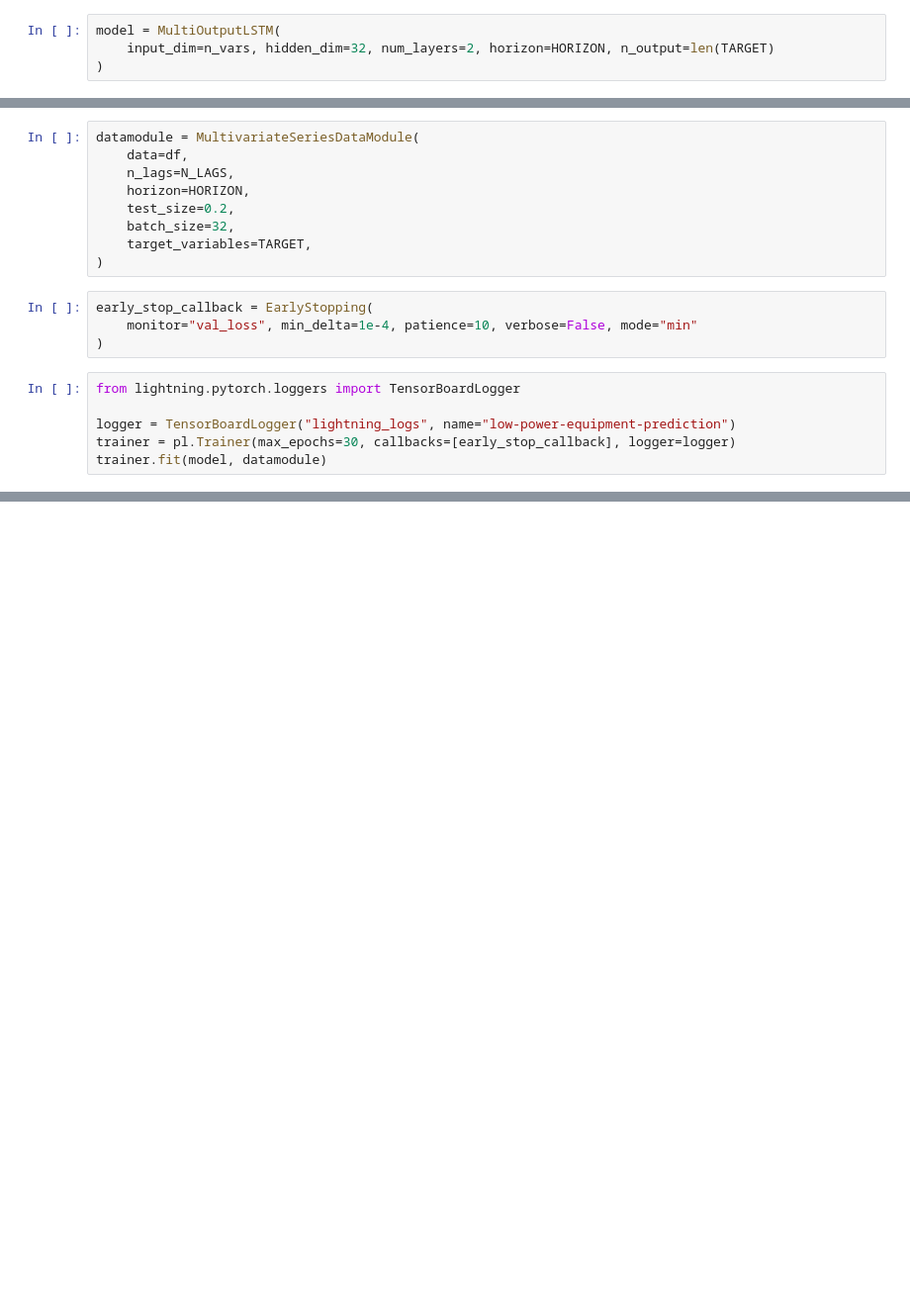
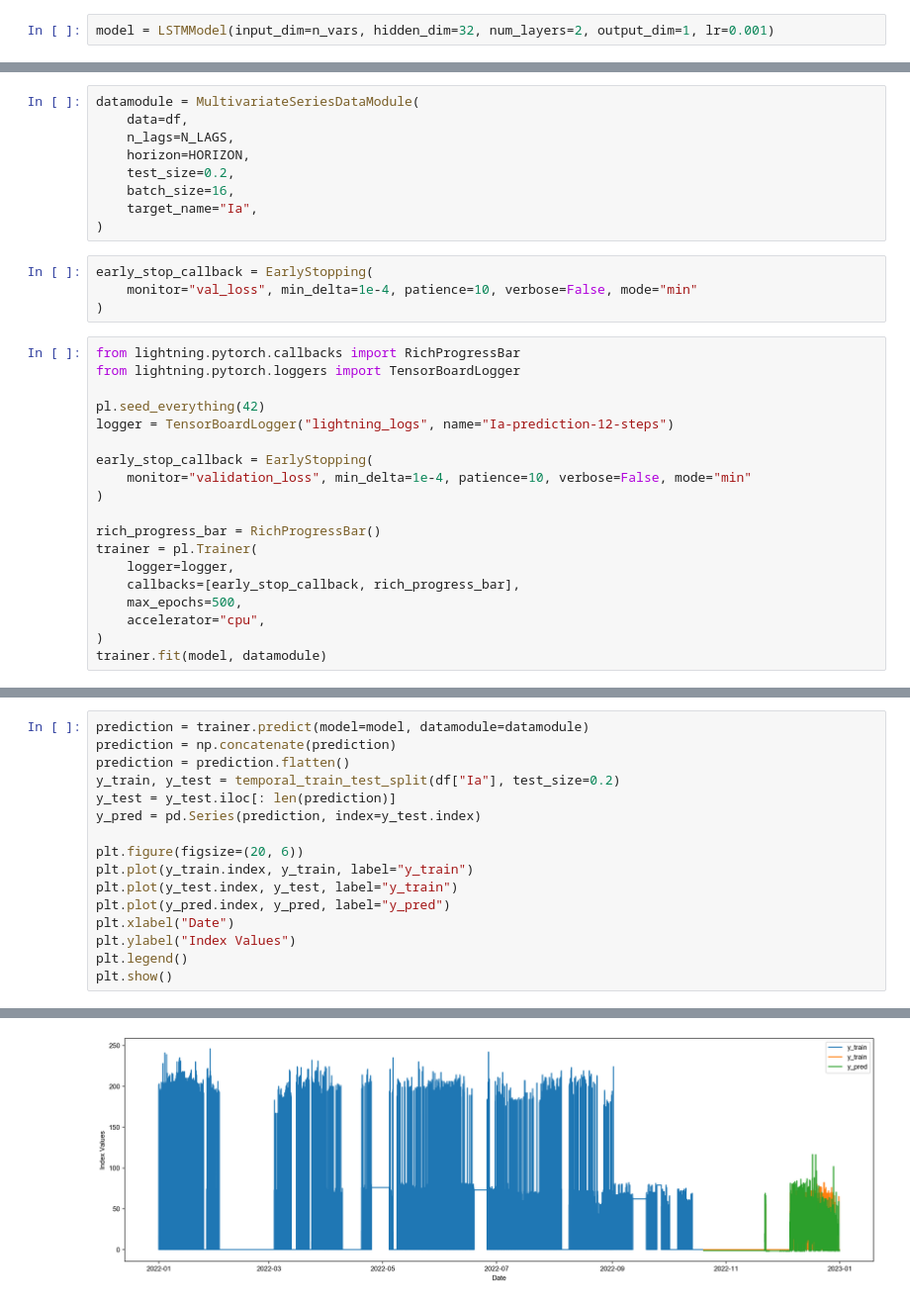
Before and after one commit to Raopend/voltage-current-prediction, a Jupyter notebook: notebook/multioutput-lstm.ipynb, the cells around one changed output, grey strips where cells are left out. Shown: that part at 99% size. Saved outputs shown, nothing was run; the diff lists cells and outputs as text; blank space fills up the shorter version.

```diff
--- a/notebook/multioutput-lstm.ipynb
+++ b/notebook/multioutput-lstm.ipynb
@@ -193,4 +217,2 @@ class MultiOutputLSTM(pl.LightningModule):
 # %%
-model = MultiOutputLSTM(
-    input_dim=n_vars, hidden_dim=32, num_layers=2, horizon=HORIZON, n_output=len(TARGET)
-)
+model = LSTMModel(input_dim=n_vars, hidden_dim=32, num_layers=2, output_dim=1, lr=0.001)
@@ -207,17 +224,30 @@ datamodule = MultivariateSeriesDataModule(
     n_lags=N_LAGS,
     horizon=HORIZON,
     test_size=0.2,
-    batch_size=32,
-    target_variables=TARGET,
+    batch_size=16,
+    target_name="Ia",
 )
 # %%
 early_stop_callback = EarlyStopping(
     monitor="val_loss", min_delta=1e-4, patience=10, verbose=False, mode="min"
 )
 # %%
+from lightning.pytorch.callbacks import RichProgressBar
 from lightning.pytorch.loggers import TensorBoardLogger
 
-logger = TensorBoardLogger("lightning_logs", name="low-power-equipment-prediction")
-trainer = pl.Trainer(max_epochs=30, callbacks=[early_stop_callback], logger=logger)
+pl.seed_everything(42)
+logger = TensorBoardLogger("lightning_logs", name="Ia-prediction-12-steps")
+
+early_stop_callback = EarlyStopping(
+    monitor="validation_loss", min_delta=1e-4, patience=10, verbose=False, mode="min"
+)
+
+rich_progress_bar = RichProgressBar()
+trainer = pl.Trainer(
+    logger=logger,
+    callbacks=[early_stop_callback, rich_progress_bar],
+    max_epochs=500,
+    accelerator="cpu",
+)
 trainer.fit(model, datamodule)
 # %% [output]
@@ -272,0 +320,17 @@ torch.onnx.export(
+# %%
+prediction = trainer.predict(model=model, datamodule=datamodule)
+prediction = np.concatenate(prediction)
+prediction = prediction.flatten()
+y_train, y_test = temporal_train_test_split(df["Ia"], test_size=0.2)
+y_test = y_test.iloc[: len(prediction)]
+y_pred = pd.Series(prediction, index=y_test.index)
+
+plt.figure(figsize=(20, 6))
+plt.plot(y_train.index, y_train, label="y_train")
+plt.plot(y_test.index, y_test, label="y_train")
+plt.plot(y_pred.index, y_pred, label="y_pred")
+plt.xlabel("Date")
+plt.ylabel("Index Values")
+plt.legend()
+plt.show()
+# %% [output]
@@ -272,0 +340 @@ torch.onnx.export(
+[figure, added]
```
Also changed, not shown: parts of 24 cells of this notebook, 2 other files.
